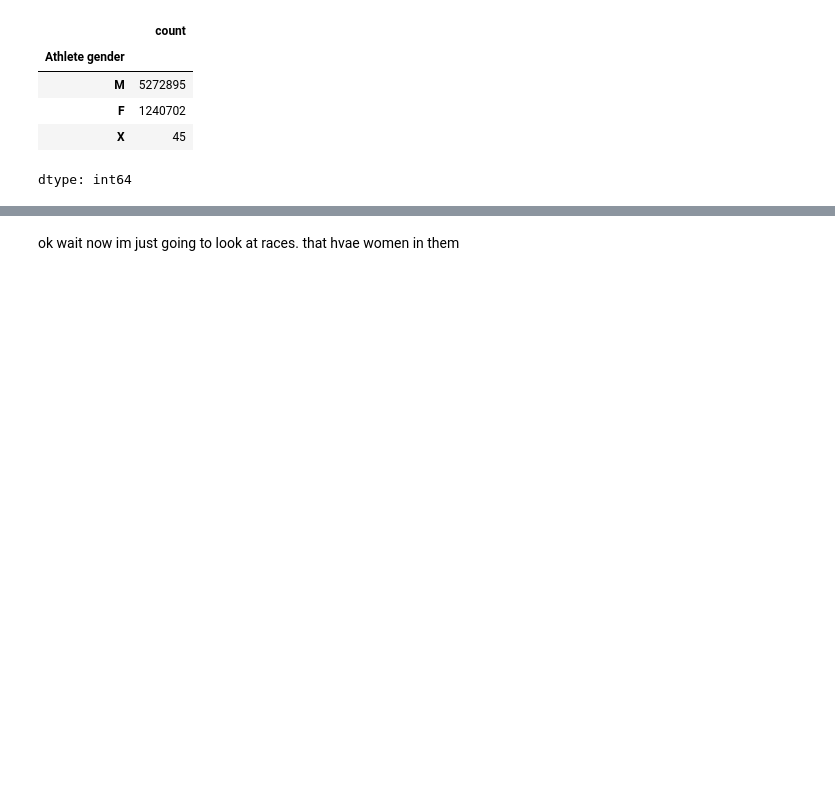
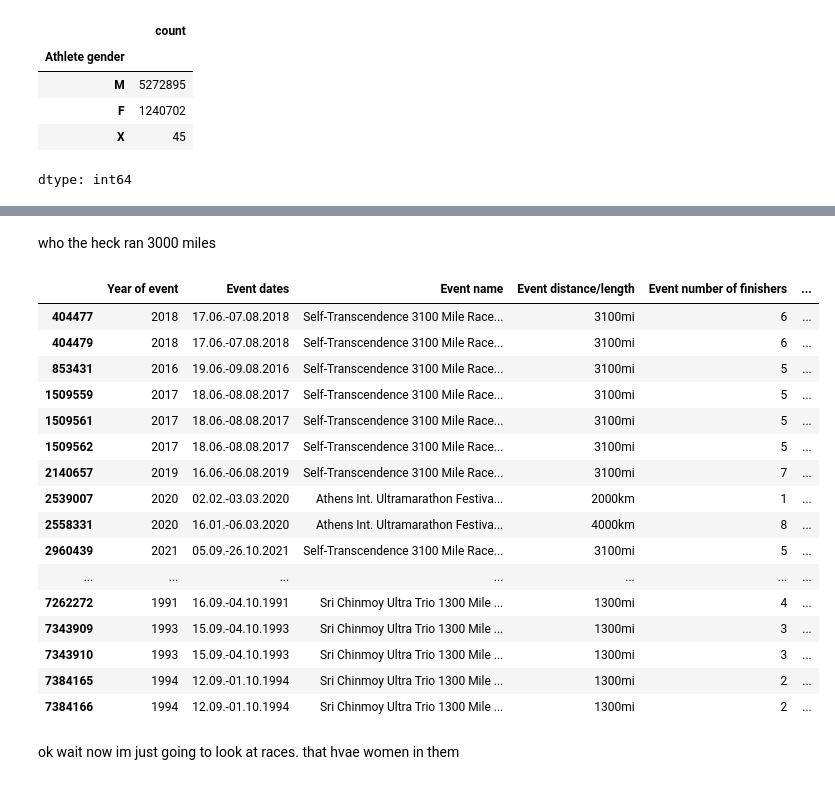
Before and after one commit to kendall-lucas25/women_endurance, a Jupyter notebook: DTSC_220_Final.ipynb, the cells around one changed output, grey strips where cells are left out. Saved outputs shown, nothing was run; the diff lists cells and outputs as text; code cells hidden in the pictures; blank space fills up the shorter version.

```diff
--- a/DTSC_220_Final.ipynb
+++ b/DTSC_220_Final.ipynb
@@ -634,2 +671,24 @@ sns.histplot(female_df, )
+# %% [markdown]
+who the heck ran 3000 miles
+# %%
+female_df.loc[(female_df['miles'] > 1000)]
+# %% [output]
+|  | Year of event | Event dates | Event name | Event distance/length | Event number of finishers | ... |
+| 404477 | 2018 | 17.06.-07.08.2018 | Self-Transcendence 3100 Mile Race... | 3100mi | 6 | ... |
+| 404479 | 2018 | 17.06.-07.08.2018 | Self-Transcendence 3100 Mile Race... | 3100mi | 6 | ... |
+| 853431 | 2016 | 19.06.-09.08.2016 | Self-Transcendence 3100 Mile Race... | 3100mi | 5 | ... |
+| 1509559 | 2017 | 18.06.-08.08.2017 | Self-Transcendence 3100 Mile Race... | 3100mi | 5 | ... |
+| 1509561 | 2017 | 18.06.-08.08.2017 | Self-Transcendence 3100 Mile Race... | 3100mi | 5 | ... |
+| 1509562 | 2017 | 18.06.-08.08.2017 | Self-Transcendence 3100 Mile Race... | 3100mi | 5 | ... |
+| 2140657 | 2019 | 16.06.-06.08.2019 | Self-Transcendence 3100 Mile Race... | 3100mi | 7 | ... |
+| 2539007 | 2020 | 02.02.-03.03.2020 | Athens Int. Ultramarathon Festiva... | 2000km | 1 | ... |
+| 2558331 | 2020 | 16.01.-06.03.2020 | Athens Int. Ultramarathon Festiva... | 4000km | 8 | ... |
+| 2960439 | 2021 | 05.09.-26.10.2021 | Self-Transcendence 3100 Mile Race... | 3100mi | 5 | ... |
+| ... | ... | ... | ... | ... | ... | ... |
+| 7262272 | 1991 | 16.09.-04.10.1991 | Sri Chinmoy Ultra Trio 1300 Mile ... | 1300mi | 4 | ... |
+| 7343909 | 1993 | 15.09.-04.10.1993 | Sri Chinmoy Ultra Trio 1300 Mile ... | 1300mi | 3 | ... |
+| 7343910 | 1993 | 15.09.-04.10.1993 | Sri Chinmoy Ultra Trio 1300 Mile ... | 1300mi | 3 | ... |
+| 7384165 | 1994 | 12.09.-01.10.1994 | Sri Chinmoy Ultra Trio 1300 Mile ... | 1300mi | 2 | ... |
+| 7384166 | 1994 | 12.09.-01.10.1994 | Sri Chinmoy Ultra Trio 1300 Mile ... | 1300mi | 2 | ... |
 # %% [markdown]
 ok wait now im just going to look at races. that hvae women in them
```
Also changed, not shown: parts of 9 cells of this notebook.
